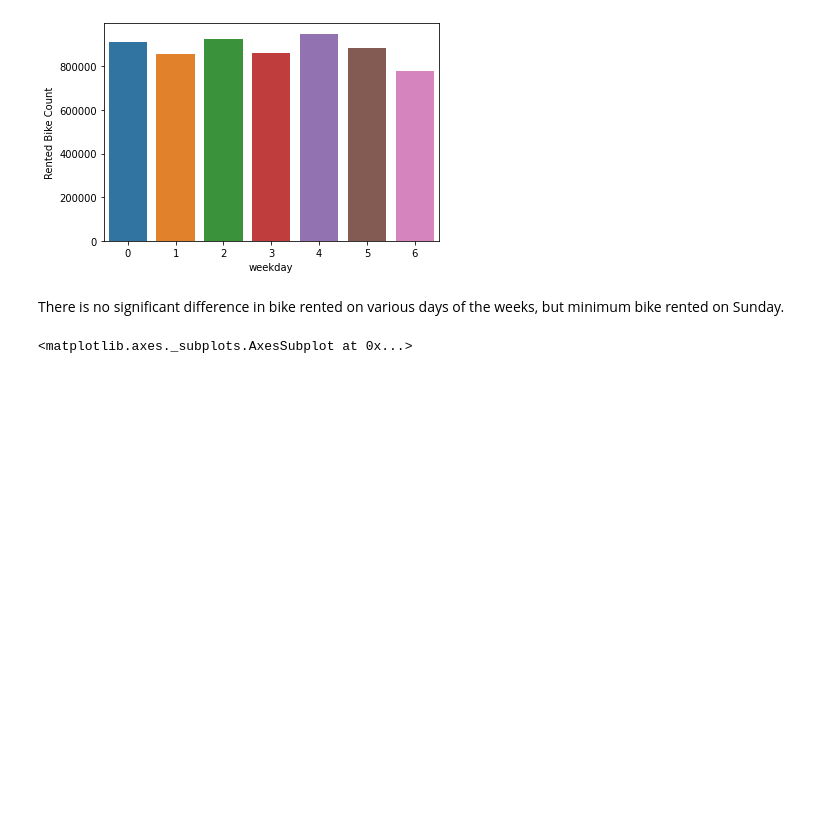
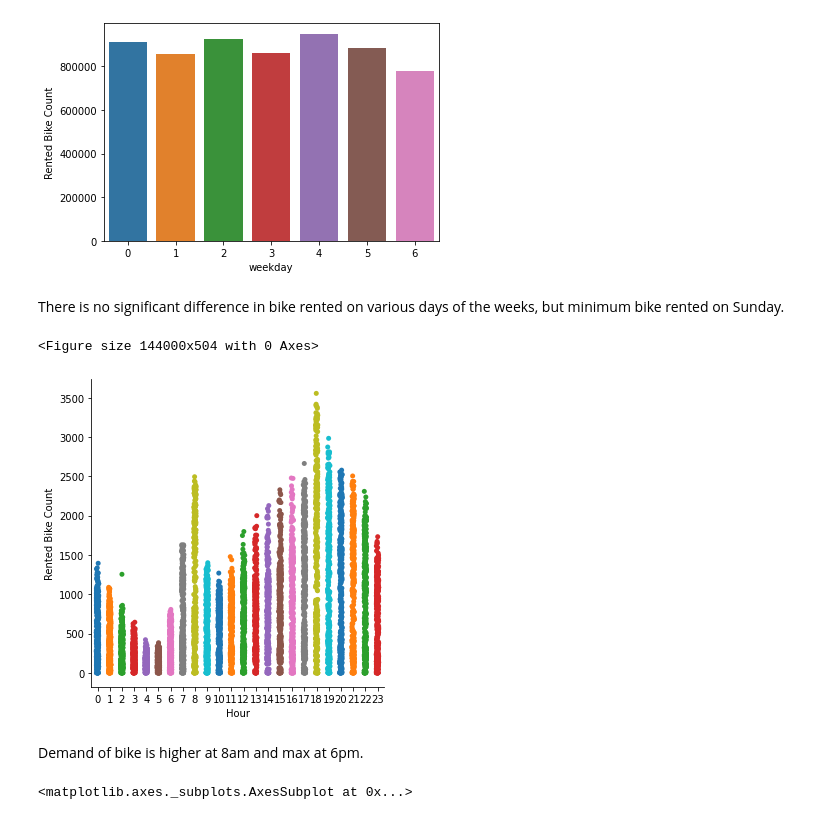
Before and after one commit to shubham-bhadouria/-Seoul-Bike-Sharing-Demand-Prediction, a Jupyter notebook: Copy_of_Copy_of_Bike_Sharing_Demand_Prediction_Capstone_Project.ipynb, the cells around one changed output. Cells and saved outputs as stored; diff of their text form; code cells hidden in the pictures; blank space fills up the shorter version.

```diff
--- a/Copy_of_Copy_of_Bike_Sharing_Demand_Prediction_Capstone_Project.ipynb
+++ b/Copy_of_Copy_of_Bike_Sharing_Demand_Prediction_Capstone_Project.ipynb
@@ -207,6 +205,16 @@ sns.barplot(x ='weekday', y ='Rented Bike Count', data = bike_data.groupby('week
 [figure]
 # %% [markdown]
 There is no significant difference in bike rented on various days of the weeks, but minimum bike rented on Sunday.
+# %%
+# bike rented on various hours of the day
+plt.figure(figsize=(2000,7))
+sns.catplot(x ='Hour', y ='Rented Bike Count', data = bike_data, palette ='tab10')
+plt.show()
+# %% [output]
+<Figure size 144000x504 with 0 Axes>
+[figure, added]
+# %% [markdown]
+Demand of bike is higher at 8am and max at 6pm.
 # %%
 # bike rented on holiday and non-holiday
 sns.barplot(x ='Holiday', y ='Rented Bike Count', data = bike_data.groupby('Holiday')['Rented Bike Count'].sum().reset_index(), palette ='tab10')
```
Also changed, not shown: parts of 8 cells of this notebook.
